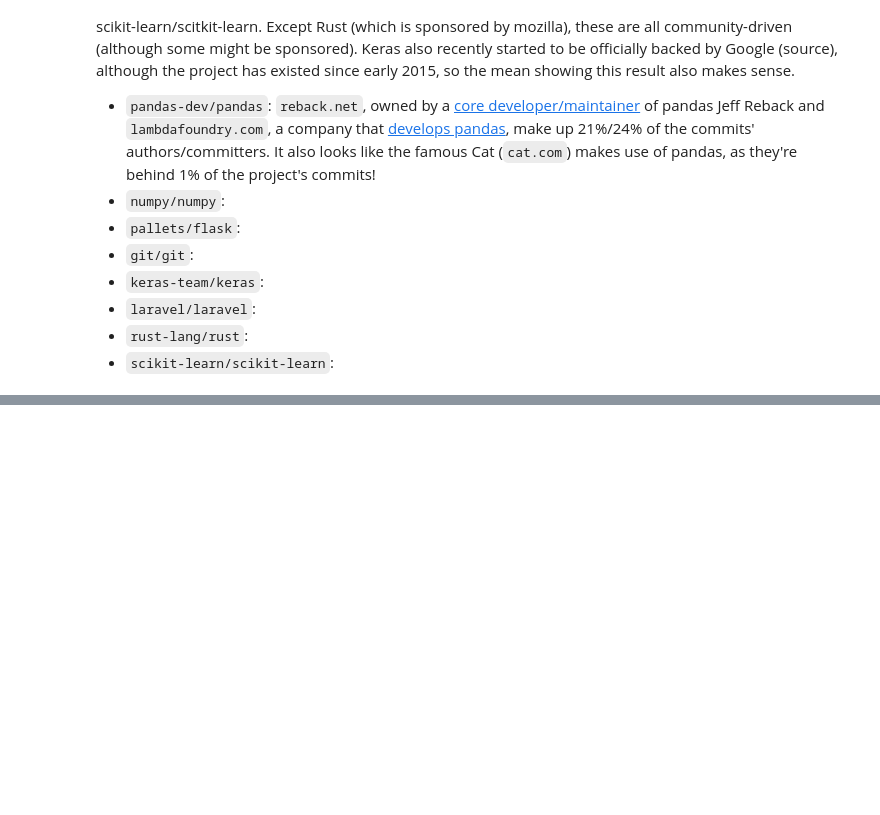
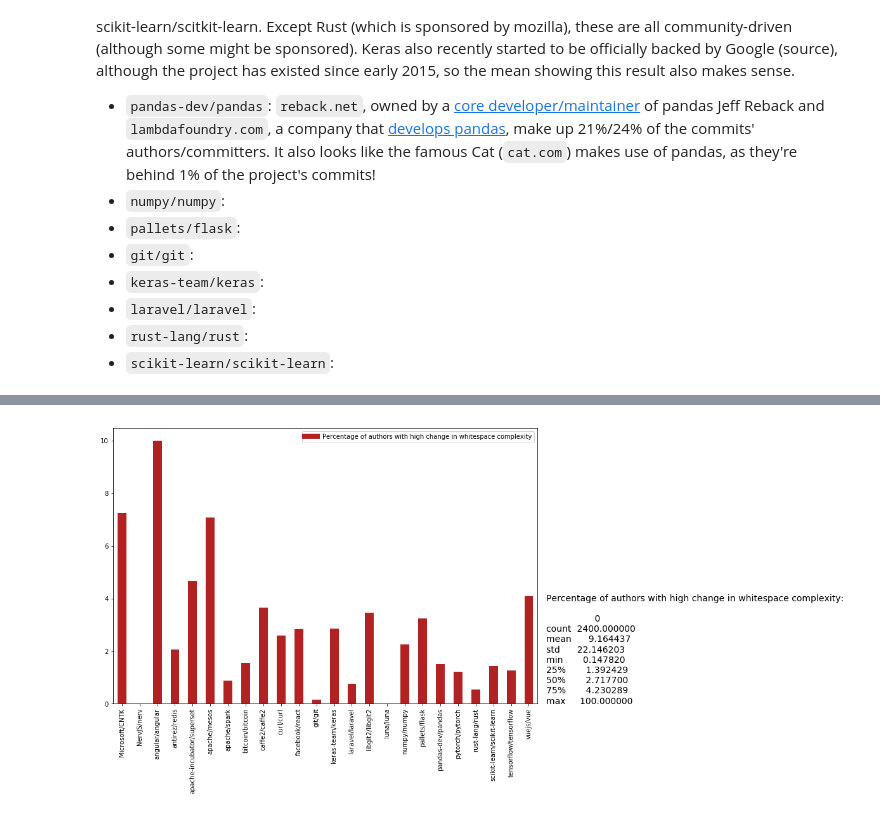
Before and after one commit to GermainZ/AppliedDataAnalysisProject, a Jupyter notebook: data_pipeline.ipynb, the cells around one changed output, grey strips where cells are left out. Saved outputs shown, nothing was run; the diff lists cells and outputs as text; code cells hidden in the pictures; blank space fills up the shorter version.

```diff
--- a/data_pipeline.ipynb
+++ b/data_pipeline.ipynb
@@ -1316,0 +1395,11 @@ commits_df[commits_df.committer_email.str.endswith('reback.net')]
+# %%
+# calculate the net change in whitespace complexity
+commits_df['total_whitespace_change'] = commits_df['comp_d'] + commits_df['comp_i']
+# For **each author the net whitespace complexity** for all his commits are computed
+total_whitespace_author = commits_df[(commits_df['loc_d'] != 0) & (commits_df['loc_i'] != 0)].groupby(['project','author_name']).total_whitespace_change.sum()
+# compute total whitespace complexity change per project
+total_whitespace_project = commits_df[(commits_df['loc_d'] != 0) & (commits_df['loc_i'] != 0)].groupby(['project']).total_whitespace_change.sum()
+# %%
+# join the data into a dataframe with author name for index
+res = pd.DataFrame(total_whitespace_author.values, index = total_whitespace_author.index, columns = ['total_whitespace_author'])
+res.head(5)
@@ -1316,0 +1414,17 @@ commits_df[commits_df.committer_email.str.endswith('reback.net')]
+# %%
+role_prop = dict()
+for project in projects:
+    role_prop[project] = res['total_whitespace_author'][project][res['total_whitespace_author'][project] > total_whitespace_project[project]*0.01].shape[0] / res['total_whitespace_author'][project].shape[0]
+# %%
+# show description of the result and bar chart of the proportion per project
+tmp = (pd.DataFrame(role_prop, index = [0])*100).T
+tmp.loc['NervJS/nerv',:] = 0
+tmp.loc['luna/luna',:] = 0
+# %%
+tmp.plot(kind = 'bar', figsize = (12,8), color='#B22222');
+custom_lines = [Line2D([0], [0], color='#B22222', lw=8)]
+plt.legend(custom_lines, ['Percentage of authors with high change in whitespace complexity'])
+plt.text(24, 0, 'Percentage of authors with high change in whitespace complexity:\n\n{}'.format(
+   pd.DataFrame(role_prop, index = [0]).T.describe()*100), fontsize=14);
+# %% [output]
+[figure, added]
```
Also changed, not shown: parts of 41 cells of this notebook.
